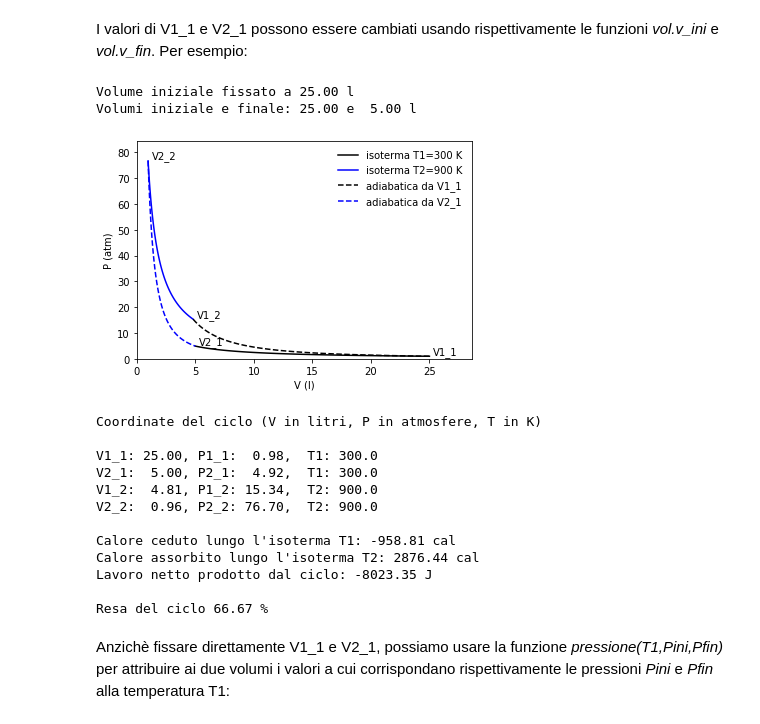
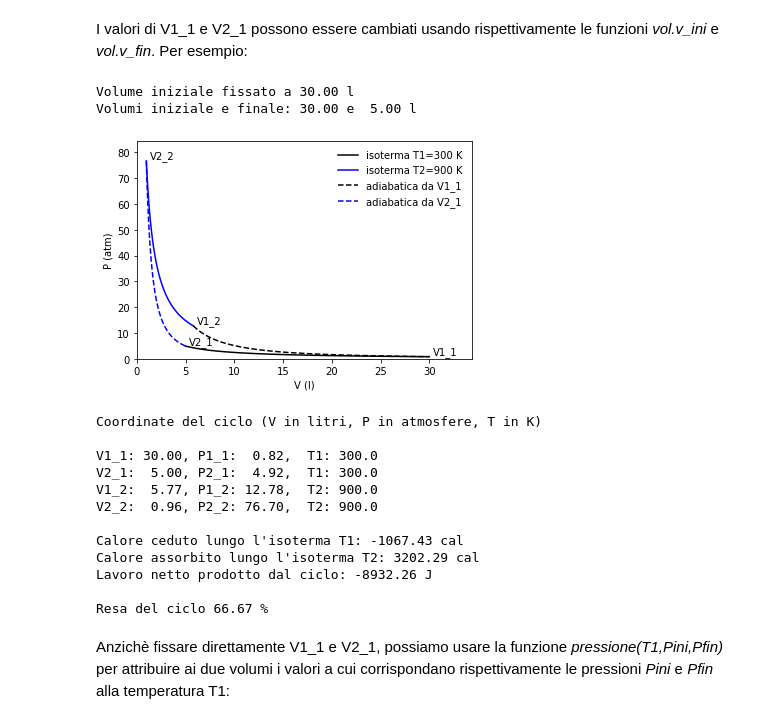
Before and after one commit to Mauro-Prencipe/geochimica, a Jupyter notebook: carnot.ipynb, the cells around one changed output. Cells and saved outputs as stored; diff of their text form; code cells hidden in the pictures.

```diff
--- a/carnot.ipynb
+++ b/carnot.ipynb
@@ -36,23 +36,23 @@ Resa del ciclo 62.50 %
 # %% [markdown]
 I valori di V1_1 e V2_1 possono essere cambiati usando rispettivamente le funzioni *vol.v_ini* e *vol.v_fin*. Per esempio:
 # %%
-vol.v_ini(25)
+vol.v_ini(30)
 vol.out()
 ciclo(300,900)
 # %% [output]
-Volume iniziale fissato a 25.00 l
-Volumi iniziale e finale: 25.00 e  5.00 l
+Volume iniziale fissato a 30.00 l
+Volumi iniziale e finale: 30.00 e  5.00 l
-[figure, old version]
+[figure, new version]
 Coordinate del ciclo (V in litri, P in atmosfere, T in K)
 
-V1_1: 25.00, P1_1:  0.98,  T1: 300.0
+V1_1: 30.00, P1_1:  0.82,  T1: 300.0
 V2_1:  5.00, P2_1:  4.92,  T1: 300.0
-V1_2:  4.81, P1_2: 15.34,  T2: 900.0
+V1_2:  5.77, P1_2: 12.78,  T2: 900.0
 V2_2:  0.96, P2_2: 76.70,  T2: 900.0
 
-Calore ceduto lungo l'isoterma T1: -958.81 cal
-Calore assorbito lungo l'isoterma T2: 2876.44 cal
-Lavoro netto prodotto dal ciclo: -8023.35 J
+Calore ceduto lungo l'isoterma T1: -1067.43 cal
+Calore assorbito lungo l'isoterma T2: 3202.29 cal
+Lavoro netto prodotto dal ciclo: -8932.26 J
 
 Resa del ciclo 66.67 %
 # %% [markdown]
```
Also changed, not shown: parts of 3 cells of this notebook, 8 other files.
